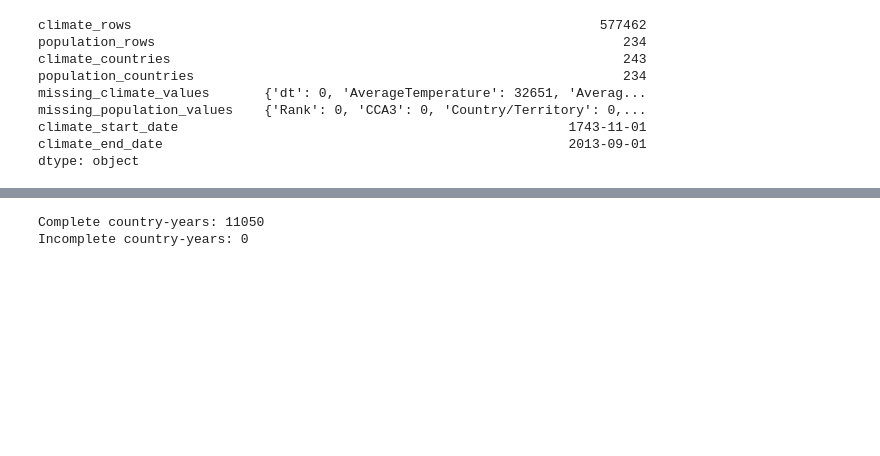
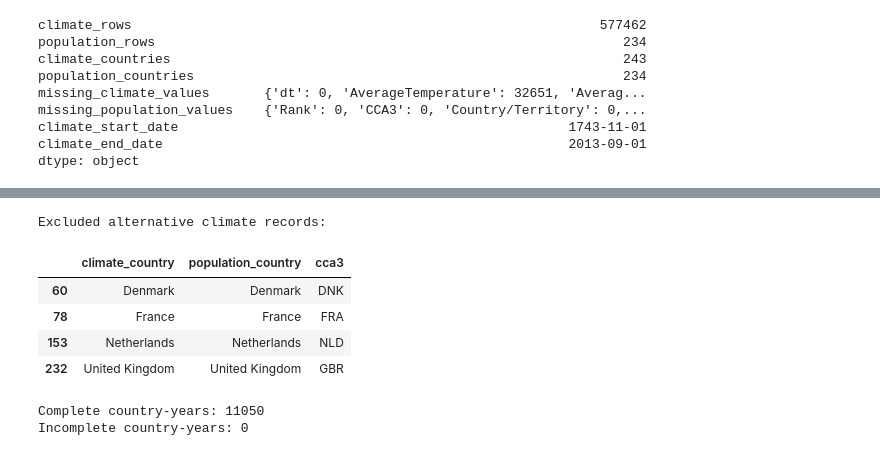
Before and after one commit to Roshan54321/PRT565-Machine-Learning, a Jupyter notebook: code/01_data_preprocessing.ipynb, the cells around one changed output, grey strips where cells are left out. Drawn from its saved outputs; the diff is of its cells as text; code cells hidden in the pictures; blank space fills up the shorter version.

```diff
--- a/code/01_data_preprocessing.ipynb
+++ b/code/01_data_preprocessing.ipynb
@@ -220,3 +300,27 @@ Sample country crosswalk:
+# %%
+# Alternative climate records excluded because
+# one preferred climate source is used per country
+excluded_alternatives = country_audit[
+    country_audit["matching_method"] == "excluded_alternative"
+].copy()
+
+print("\nExcluded alternative climate records:")
+display(
+    excluded_alternatives[
+        [
+            "climate_country",
+            "population_country",
+            "cca3"
+        ]
+    ]
+)
+# %% [output]
+Excluded alternative climate records:
+|  | climate_country | population_country | cca3 |
+| 60 | Denmark | Denmark | DNK |
+| 78 | France | France | FRA |
+| 153 | Netherlands | Netherlands | NLD |
+| 232 | United Kingdom | United Kingdom | GBR |
 # %%
 
 ## 3. Annual Temperature Aggregation
```
Also changed, not shown: parts of 5 cells of this notebook, 13 other files.
